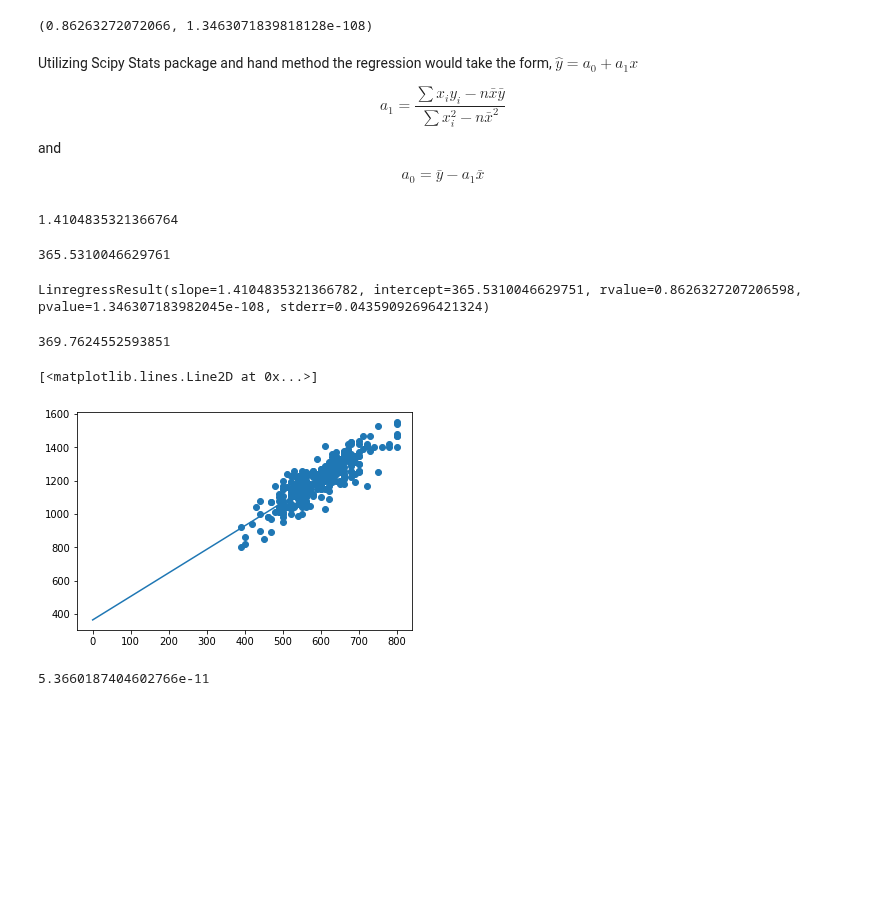
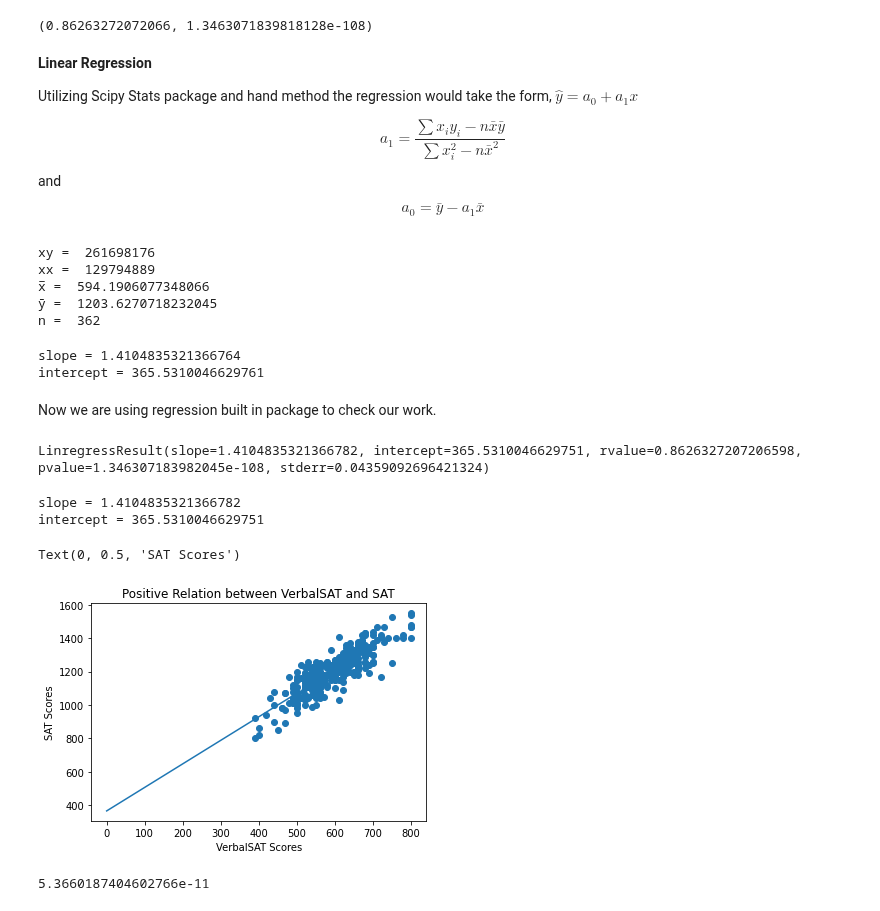
Before and after one commit to rajatlamsal00977/Project-1, a Jupyter notebook: Regression.ipynb, the cells around one changed output. Cells and saved outputs as stored; diff of their text form; code cells hidden in the pictures; blank space fills up the shorter version.

```diff
--- a/Regression.ipynb
+++ b/Regression.ipynb
@@ -23,3 +25,5 @@ data = pa.read_csv('https://raw.githubusercontent.com/nurfnick/Applied_Stats_Jup
+# %%
+data.fillna(0, inplace = True)
 # %%
 data
 # %% [output]
@@ -55,6 +66,8 @@ stats.pearsonr(data["VerbalSAT"],data["SAT"])
 # %% [output]
 (0.86263272072066, 1.3463071839818128e-108)
 # %% [markdown]
+**Linear Regression**
+
 Utilizing Scipy Stats package and hand method the regression would take the form, $\hat y = a_0+a_1 x$
 
 $$
@@ -85,35 +98,60 @@ xx = squareAndSum(data['VerbalSAT'],data['VerbalSAT'])
 
 a1 = (xy-n*xbar*ybar)/(xx-n*xbar**2)
 a0 = ybar - a1*xbar
+# %%
+print("xy = ",xy)
+
+print ("xx = ",xx)
+
+print("x̅ = ",xbar)
+
+print("ȳ = ", ybar)
+
+print ("n = ",n)
+# %% [output]
+xy =  261698176
+xx =  129794889
+x̅ =  594.1906077348066
+ȳ =  1203.6270718232045
+n =  362
 # %%
 def fomulaRegression(variable,slope, intercept):
   return variable*slope+intercept
 # %%
-print(a1)
-a0
+print(f"slope = {a1}")
+print(f"intercept = {a0}")
 # %% [output]
-1.4104835321366764
+slope = 1.4104835321366764
+intercept = 365.5310046629761
-365.5310046629761
+# %% [markdown]
+Now we are using regression built in package to check our work.
 # %%
-stats.linregress(data["VerbalSAT"],data["SAT"])
+ourRegression = stats.linregress(data["VerbalSAT"],data["SAT"])
+ourRegression
 # %% [output]
 LinregressResult(slope=1.4104835321366782, intercept=365.5310046629751, rvalue=0.8626327207206598, pvalue=1.346307183982045e-108, stderr=0.04359092696421324)
 # %%
-m = stats.linregress(data["VerbalSAT"],data["SAT"])[0]
-b = stats.linregress(data["VerbalSAT"],data["SAT"])[1]
+m = ourRegression[0]
+b = ourRegression[1]
+
+print(f"slope = {m}")
+print(f"intercept = {b}")
 def y(x):
     return(m*x+b)
+# %% [output]
+slope = 1.4104835321366782
+intercept = 365.5310046629751
-# %%
-y(3)
-# %% [output]
-369.7624552593851
 # %%
 x = np.arange( 0,500,1)
 plt.scatter(data["VerbalSAT"],data["SAT"])
 plt.plot(x,y(x))
+
+plt.title("Positive Relation between VerbalSAT and SAT")
+plt.xlabel("VerbalSAT Scores")
+plt.ylabel("SAT Scores")
 # %% [output]
-[<matplotlib.lines.Line2D at 0x...>]
+Text(0, 0.5, 'SAT Scores')
-[figure, old version]
+[figure, new version]
 # %%
 #sum of the residuals
 s = 0
```
Also changed, not shown: parts of 16 cells of this notebook.
